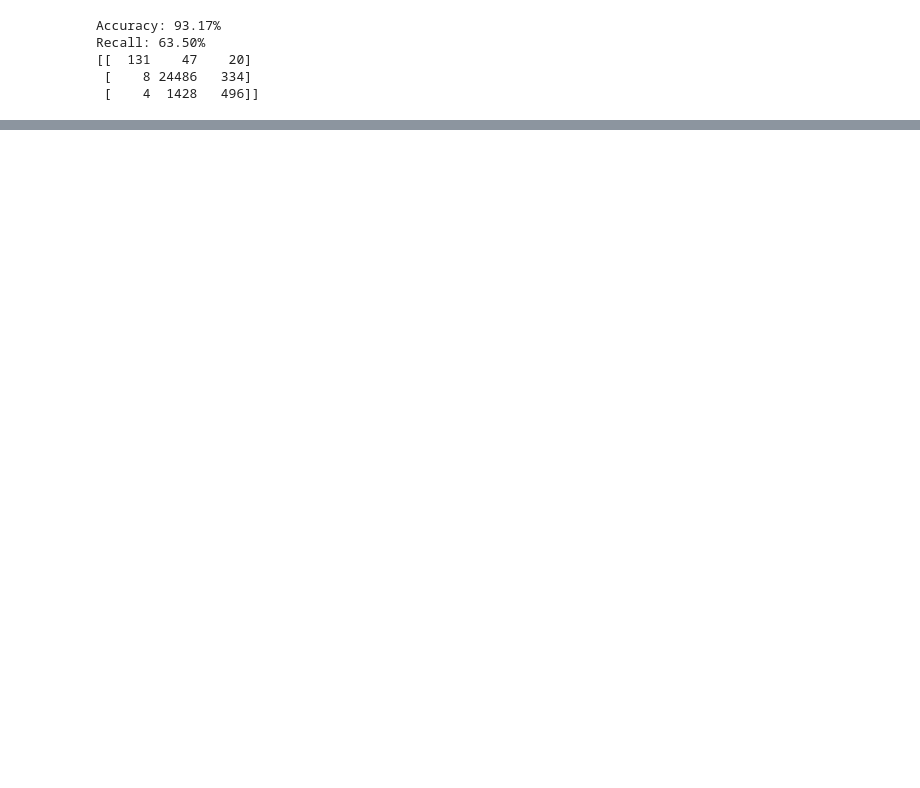
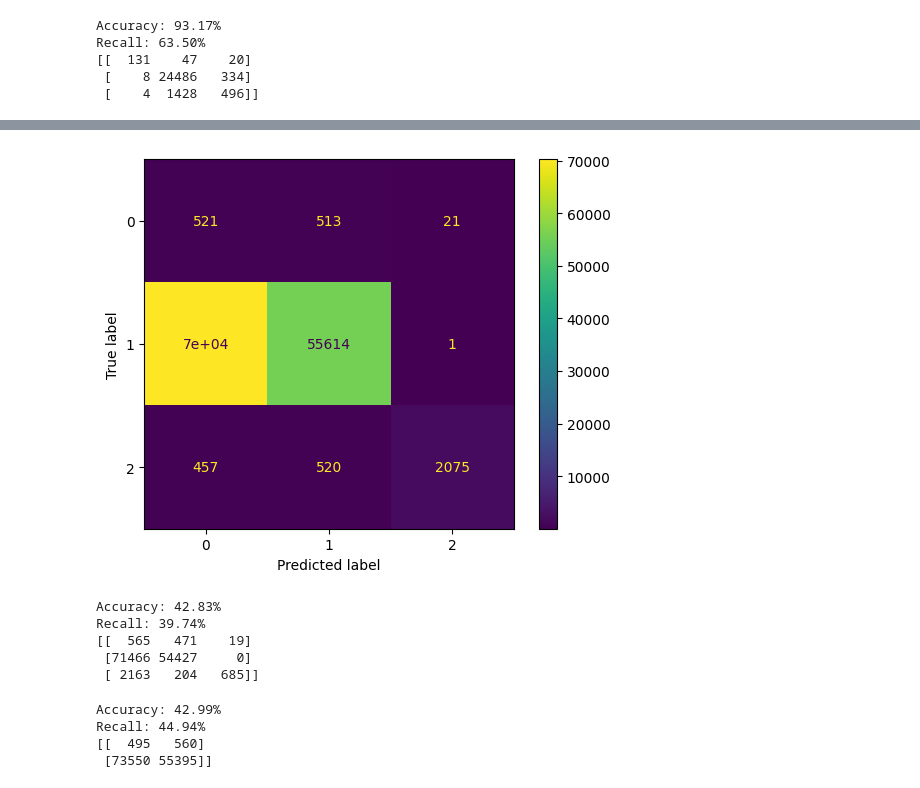
Before and after one commit to varsanyimate/ddos, a Jupyter notebook: src/feature_engineering.ipynb, the cells around one changed output, grey strips where cells are left out. Cells and saved outputs as stored; diff of their text form; code cells hidden in the pictures; blank space fills up the shorter version.

```diff
--- a/src/feature_engineering.ipynb
+++ b/src/feature_engineering.ipynb
@@ -449,0 +585,60 @@ Recall: 87.07%
+# %%
+from sklearn import metrics
+cm_display = metrics.ConfusionMatrixDisplay(confusion_matrix = conf_matrix)
+
+cm_display.plot()
+plt.show()
+# %% [output]
+[figure, added]
+# %%
+top_features = ['Data to Packet Ratio', 'Data speed', 'Packet speed',
+                'Packet Size to Speed Ratio', 'pca_1', 'Packet Rate', 'pca_2']
+X_train_top = X_train[top_features]
+X_test_top = X_test[top_features]
+
+# Scale these features
+scaler = StandardScaler()
+X_train_top_scaled = scaler.fit_transform(X_train_top)
+X_test_top_scaled = scaler.transform(X_test_top)
+
+# Train model with just these features
+rf_model = RandomForestClassifier(n_estimators=100, random_state=42)
+rf_model.fit(X_train_top_scaled, y_train_encoded)
+y_pred = rf_model.predict(X_test_top_scaled)
+
+accuracy = accuracy_score(y_test_encoded, y_pred)
+print(f'Accuracy: {accuracy * 100:.2f}%')
+
+recall = recall_score(y_test_encoded, y_pred, average="macro")
+print(f'Recall: {recall * 100:.2f}%')
+
+conf_matrix = confusion_matrix(y_test_encoded, y_pred)
+print(conf_matrix)
+# %% [output]
+Accuracy: 42.83%
+Recall: 39.74%
+[[  565   471    19]
+ [71466 54427     0]
+ [ 2163   204   685]]
+# %%
+y_train_binary = (y_train_encoded != 0).astype(int)
+y_test_binary = (y_test_encoded != 0).astype(int)
+
+# Train binary classifier
+rf_binary = RandomForestClassifier(n_estimators=100, random_state=42)
+rf_binary.fit(X_train_scaled, y_train_binary)
+y_pred = rf_binary.predict(X_test_scaled)
+
+accuracy = accuracy_score(y_test_binary, y_pred)
+print(f'Accuracy: {accuracy * 100:.2f}%')
+
+recall = recall_score(y_test_binary, y_pred, average="macro")
+print(f'Recall: {recall * 100:.2f}%')
+
+conf_matrix = confusion_matrix(y_test_binary, y_pred)
+print(conf_matrix)
+# %% [output]
+Accuracy: 42.99%
+Recall: 44.94%
+[[  495   560]
+ [73550 55395]]
```
Also changed, not shown: parts of 23 cells of this notebook.
